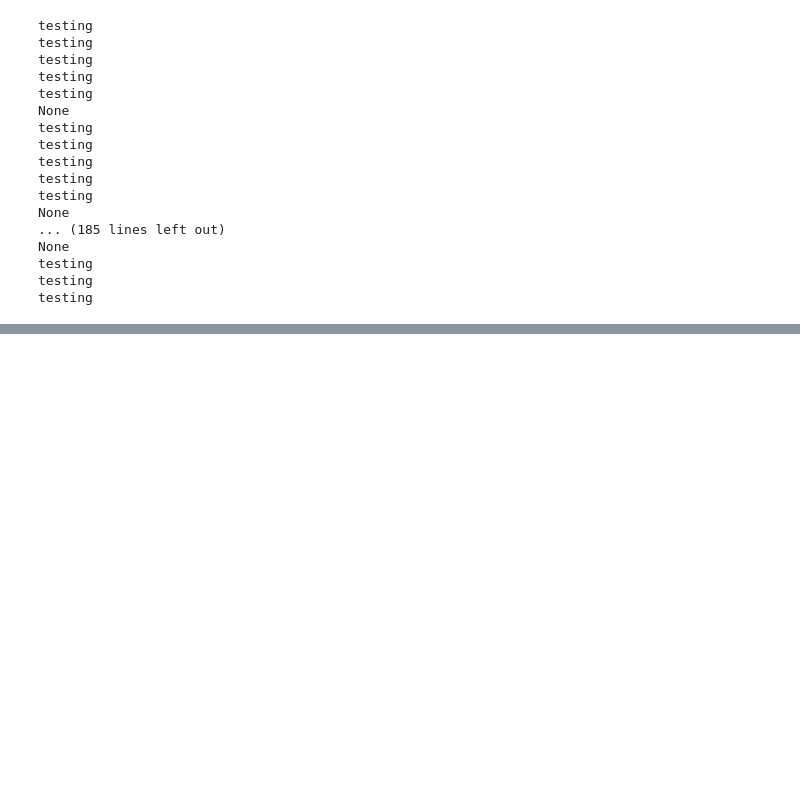
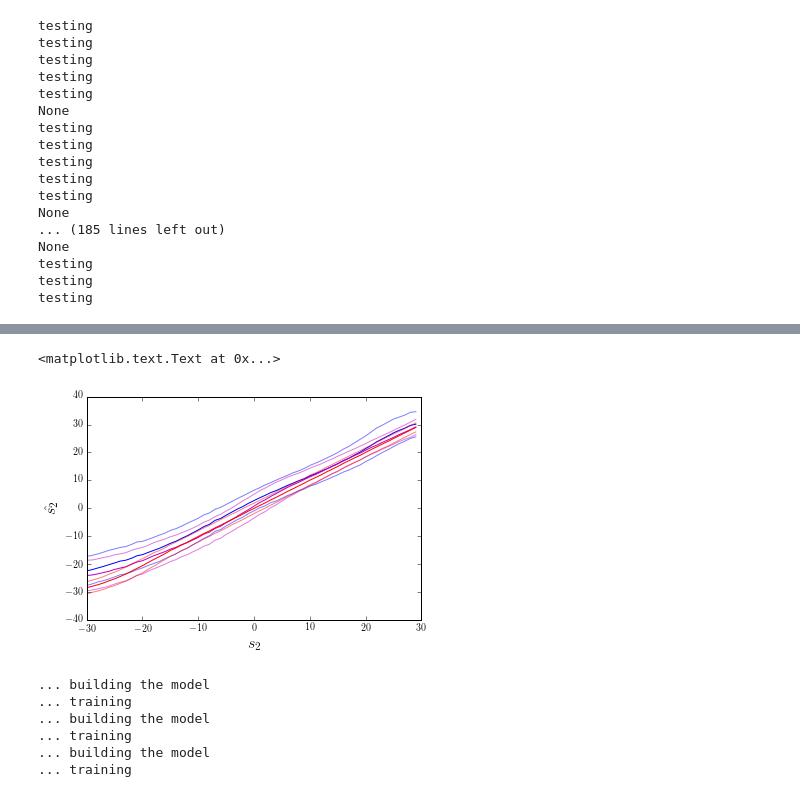
Before and after one commit to NYUMaLab/Divisive_Normalization_Project, a Jupyter notebook: Code/Demixing/Demixing DNN.ipynb, the cells around one changed output, grey strips where cells are left out. Cells and saved outputs as stored; diff of their text form; code cells hidden in the pictures; blank space fills up the shorter version.

Commit message:
with weird training

```diff
--- a/Code/Demixing/Demixing DNN.ipynb
+++ b/Code/Demixing/Demixing DNN.ipynb
@@ -812,0 +880,23 @@ plt.tight_layout()
+# %%
+s = range(-30, 30)
+neg_sd_nn2 = mean_s2_nn2 - np.sqrt(var_s2_nn2)
+pos_sd_nn2 = mean_s2_nn2 + np.sqrt(var_s2_nn2)
+neg_sd_nn3 = mean_s2_nn3 - np.sqrt(var_s2_nn3)
+pos_sd_nn3 = mean_s2_nn3 + np.sqrt(var_s2_nn3)
+neg_sd_opt = mean_s2_opt - np.sqrt(var_s2_opt)
+pos_sd_opt = mean_s2_opt + np.sqrt(var_s2_opt)
+plt.rc('text', usetex=True)
+plt.plot(s, mean_s2_nn2, c='b', label='Mean')
+plt.plot(s, neg_sd_nn2, c='b', alpha=.5, label='SD')
+plt.plot(s, pos_sd_nn2, c='b', alpha=.5, label='SD')
+plt.plot(s, mean_s2_nn3, c='m', label='Mean')
+plt.plot(s, neg_sd_nn3, c='m', alpha=.5, label='SD')
+plt.plot(s, pos_sd_nn3, c='m', alpha=.5, label='SD')
+plt.plot(s, mean_s2_opt, c='r', label='Mean')
+plt.plot(s, neg_sd_opt, c='r', alpha=.5, label='SD')
+plt.plot(s, pos_sd_opt, c='r', alpha=.5, label='SD')
+plt.xlabel(r'$s_2$',fontsize=16)
+plt.ylabel(r'\hat{s_2}',fontsize=16)
+# %% [output]
+<matplotlib.text.Text at 0x...>
+[figure, added]
@@ -812,0 +914,14 @@ plt.tight_layout()
+# %%
+train_data1 = generate_trainset_separated(20000)
+train_data2 = generate_trainset_separated(60000)
+train_data3 = generate_trainset_separated(100000)
+nn1, nnx1 = train_nn(train_data1, n_hidden=20, learning_rate=.001, n_epochs=100)
+nn2, nnx2 = train_nn(train_data2, n_hidden=20, learning_rate=.001, n_epochs=100)
+nn3, nnx3 = train_nn(train_data3, n_hidden=20, learning_rate=.001, n_epochs=100)
+# %% [output]
+... building the model
+... training
+... building the model
+... training
+... building the model
+... training
```
Also changed, not shown: parts of 9 cells of this notebook.
